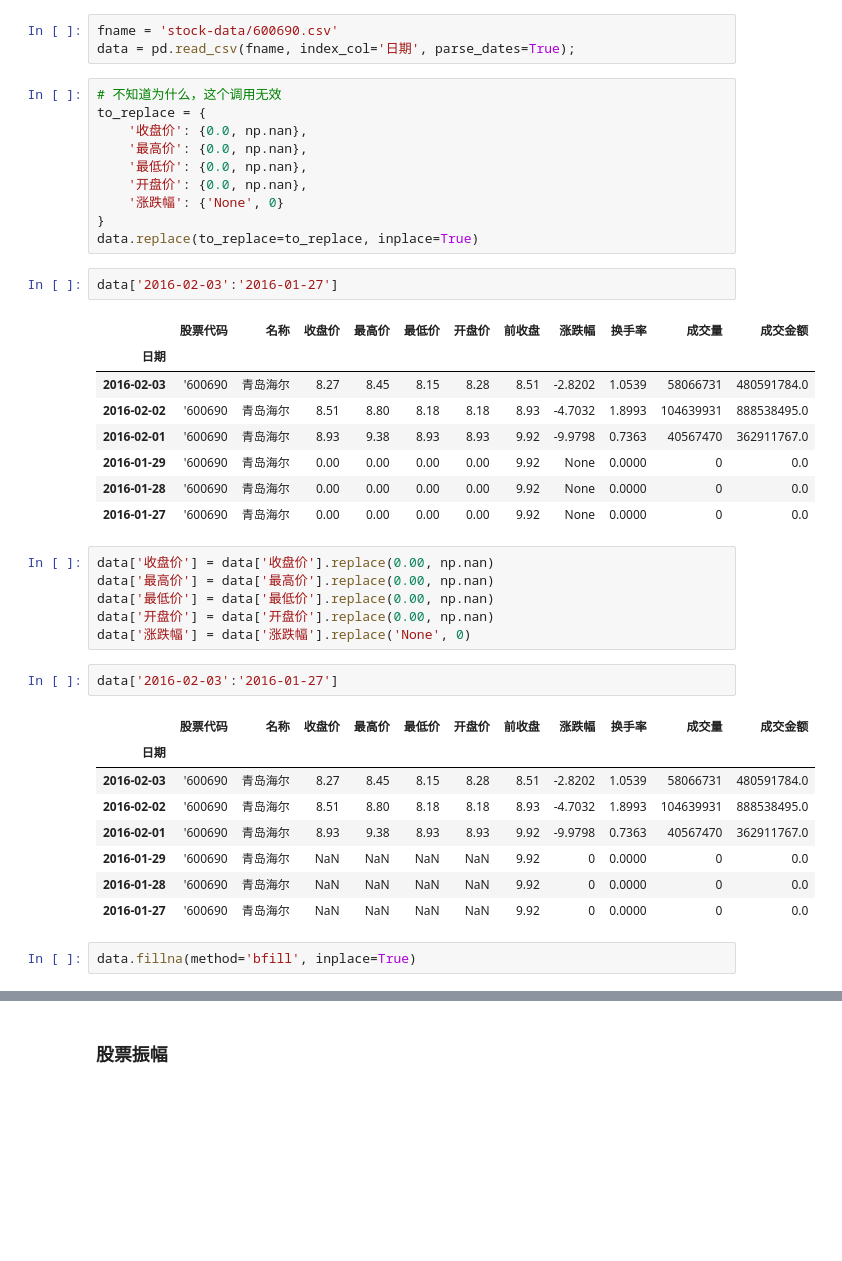
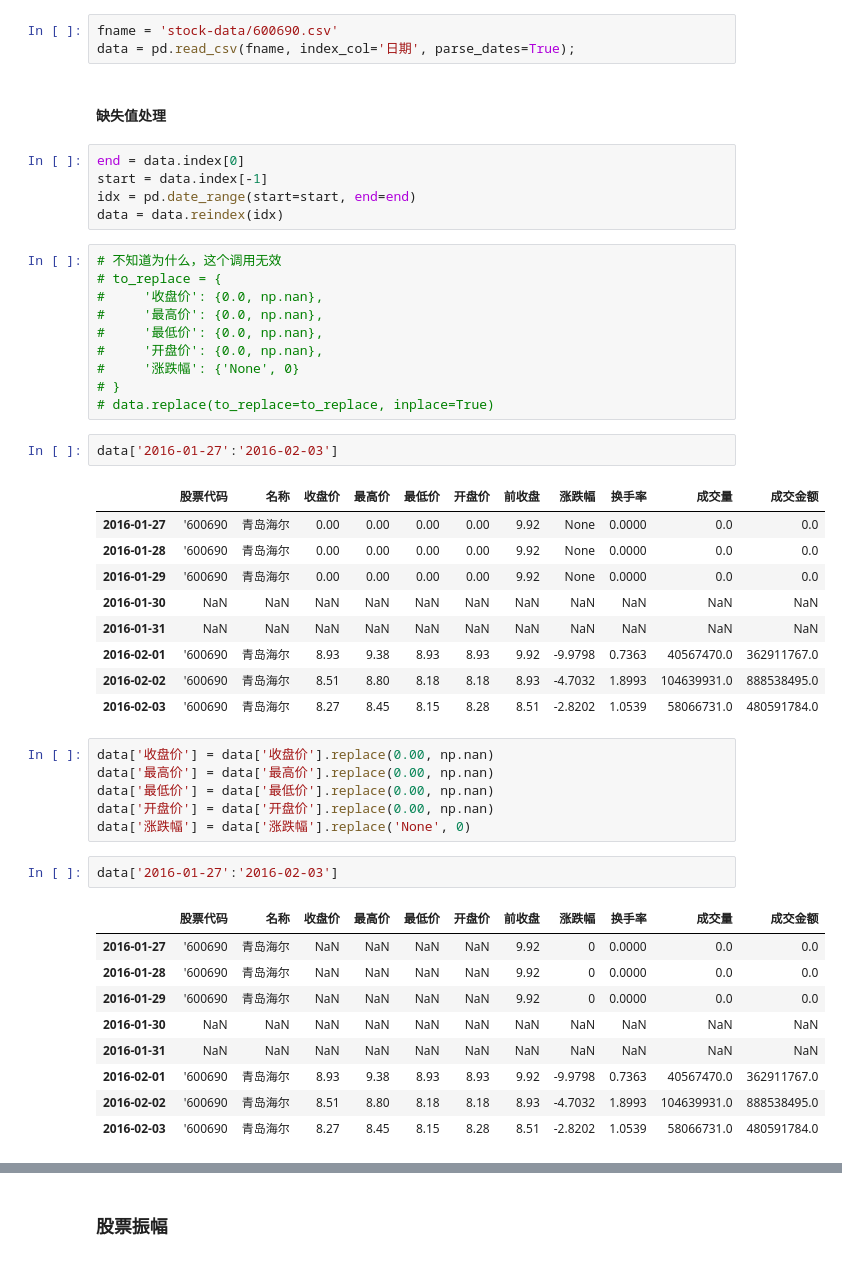
Before and after one commit to kamidox/stock-analysis, a Jupyter notebook: stock-analysis.ipynb, the cells around one changed output, grey strips where cells are left out. Cells and saved outputs as stored; diff of their text form; blank space fills up the shorter version.

Commit message:
handle missing data

```diff
--- a/stock-analysis.ipynb
+++ b/stock-analysis.ipynb
@@ -8,27 +8,35 @@ import numpy as np
 # %%
 fname = 'stock-data/600690.csv'
 data = pd.read_csv(fname, index_col='日期', parse_dates=True);
+# %% [markdown]
+#### 缺失值处理
+# %%
+end = data.index[0]
+start = data.index[-1]
+idx = pd.date_range(start=start, end=end)
+data = data.reindex(idx)
 # %%
 # 不知道为什么，这个调用无效
-to_replace = {
-    '收盘价': {0.0, np.nan},
-    '最高价': {0.0, np.nan},
-    '最低价': {0.0, np.nan},
-    '开盘价': {0.0, np.nan},
-    '涨跌幅': {'None', 0}
-}
-data.replace(to_replace=to_replace, inplace=True)
+# to_replace = {
+#     '收盘价': {0.0, np.nan},
+#     '最高价': {0.0, np.nan},
+#     '最低价': {0.0, np.nan},
+#     '开盘价': {0.0, np.nan},
+#     '涨跌幅': {'None', 0}
+# }
+# data.replace(to_replace=to_replace, inplace=True)
 # %%
-data['2016-02-03':'2016-01-27']
+data['2016-01-27':'2016-02-03']
 # %% [output]
 |  | 股票代码 | 名称 | 收盘价 | 最高价 | 最低价 | 开盘价 | 前收盘 | 涨跌幅 | 换手率 | 成交量 | 成交金额 |
-| 日期 |  |  |  |  |  |  |  |  |  |  |  |
-| 2016-02-03 | '600690 | 青岛海尔 | 8.27 | 8.45 | 8.15 | 8.28 | 8.51 | -2.8202 | 1.0539 | 58066731 | 480591784.0 |
-| 2016-02-02 | '600690 | 青岛海尔 | 8.51 | 8.80 | 8.18 | 8.18 | 8.93 | -4.7032 | 1.8993 | 104639931 | 888538495.0 |
-| 2016-02-01 | '600690 | 青岛海尔 | 8.93 | 9.38 | 8.93 | 8.93 | 9.92 | -9.9798 | 0.7363 | 40567470 | 362911767.0 |
-| 2016-01-29 | '600690 | 青岛海尔 | 0.00 | 0.00 | 0.00 | 0.00 | 9.92 | None | 0.0000 | 0 | 0.0 |
-| 2016-01-28 | '600690 | 青岛海尔 | 0.00 | 0.00 | 0.00 | 0.00 | 9.92 | None | 0.0000 | 0 | 0.0 |
-| 2016-01-27 | '600690 | 青岛海尔 | 0.00 | 0.00 | 0.00 | 0.00 | 9.92 | None | 0.0000 | 0 | 0.0 |
+| 2016-01-27 | '600690 | 青岛海尔 | 0.00 | 0.00 | 0.00 | 0.00 | 9.92 | None | 0.0000 | 0.0 | 0.0 |
+| 2016-01-28 | '600690 | 青岛海尔 | 0.00 | 0.00 | 0.00 | 0.00 | 9.92 | None | 0.0000 | 0.0 | 0.0 |
+| 2016-01-29 | '600690 | 青岛海尔 | 0.00 | 0.00 | 0.00 | 0.00 | 9.92 | None | 0.0000 | 0.0 | 0.0 |
+| 2016-01-30 | NaN | NaN | NaN | NaN | NaN | NaN | NaN | NaN | NaN | NaN | NaN |
+| 2016-01-31 | NaN | NaN | NaN | NaN | NaN | NaN | NaN | NaN | NaN | NaN | NaN |
+| 2016-02-01 | '600690 | 青岛海尔 | 8.93 | 9.38 | 8.93 | 8.93 | 9.92 | -9.9798 | 0.7363 | 40567470.0 | 362911767.0 |
+| 2016-02-02 | '600690 | 青岛海尔 | 8.51 | 8.80 | 8.18 | 8.18 | 8.93 | -4.7032 | 1.8993 | 104639931.0 | 888538495.0 |
+| 2016-02-03 | '600690 | 青岛海尔 | 8.27 | 8.45 | 8.15 | 8.28 | 8.51 | -2.8202 | 1.0539 | 58066731.0 | 480591784.0 |
 # %%
 data['收盘价'] = data['收盘价'].replace(0.00, np.nan)
 data['最高价'] = data['最高价'].replace(0.00, np.nan)
@@ -36,15 +44,14 @@ data['最低价'] = data['最低价'].replace(0.00, np.nan)
 data['开盘价'] = data['开盘价'].replace(0.00, np.nan)
 data['涨跌幅'] = data['涨跌幅'].replace('None', 0)
 # %%
-data['2016-02-03':'2016-01-27']
+data['2016-01-27':'2016-02-03']
 # %% [output]
 |  | 股票代码 | 名称 | 收盘价 | 最高价 | 最低价 | 开盘价 | 前收盘 | 涨跌幅 | 换手率 | 成交量 | 成交金额 |
-| 日期 |  |  |  |  |  |  |  |  |  |  |  |
-| 2016-02-03 | '600690 | 青岛海尔 | 8.27 | 8.45 | 8.15 | 8.28 | 8.51 | -2.8202 | 1.0539 | 58066731 | 480591784.0 |
-| 2016-02-02 | '600690 | 青岛海尔 | 8.51 | 8.80 | 8.18 | 8.18 | 8.93 | -4.7032 | 1.8993 | 104639931 | 888538495.0 |
-| 2016-02-01 | '600690 | 青岛海尔 | 8.93 | 9.38 | 8.93 | 8.93 | 9.92 | -9.9798 | 0.7363 | 40567470 | 362911767.0 |
-| 2016-01-29 | '600690 | 青岛海尔 | NaN | NaN | NaN | NaN | 9.92 | 0 | 0.0000 | 0 | 0.0 |
-| 2016-01-28 | '600690 | 青岛海尔 | NaN | NaN | NaN | NaN | 9.92 | 0 | 0.0000 | 0 | 0.0 |
-| 2016-01-27 | '600690 | 青岛海尔 | NaN | NaN | NaN | NaN | 9.92 | 0 | 0.0000 | 0 | 0.0 |
+| 2016-01-27 | '600690 | 青岛海尔 | NaN | NaN | NaN | NaN | 9.92 | 0 | 0.0000 | 0.0 | 0.0 |
+| 2016-01-28 | '600690 | 青岛海尔 | NaN | NaN | NaN | NaN | 9.92 | 0 | 0.0000 | 0.0 | 0.0 |
+| 2016-01-29 | '600690 | 青岛海尔 | NaN | NaN | NaN | NaN | 9.92 | 0 | 0.0000 | 0.0 | 0.0 |
+| 2016-01-30 | NaN | NaN | NaN | NaN | NaN | NaN | NaN | NaN | NaN | NaN | NaN |
+| 2016-01-31 | NaN | NaN | NaN | NaN | NaN | NaN | NaN | NaN | NaN | NaN | NaN |
+| 2016-02-01 | '600690 | 青岛海尔 | 8.93 | 9.38 | 8.93 | 8.93 | 9.92 | -9.9798 | 0.7363 | 40567470.0 | 362911767.0 |
+| 2016-02-02 | '600690 | 青岛海尔 | 8.51 | 8.80 | 8.18 | 8.18 | 8.93 | -4.7032 | 1.8993 | 104639931.0 | 888538495.0 |
+| 2016-02-03 | '600690 | 青岛海尔 | 8.27 | 8.45 | 8.15 | 8.28 | 8.51 | -2.8202 | 1.0539 | 58066731.0 | 480591784.0 |
-# %%
-data.fillna(method='bfill', inplace=True)
```
Also changed, not shown: parts of 4 cells of this notebook.
